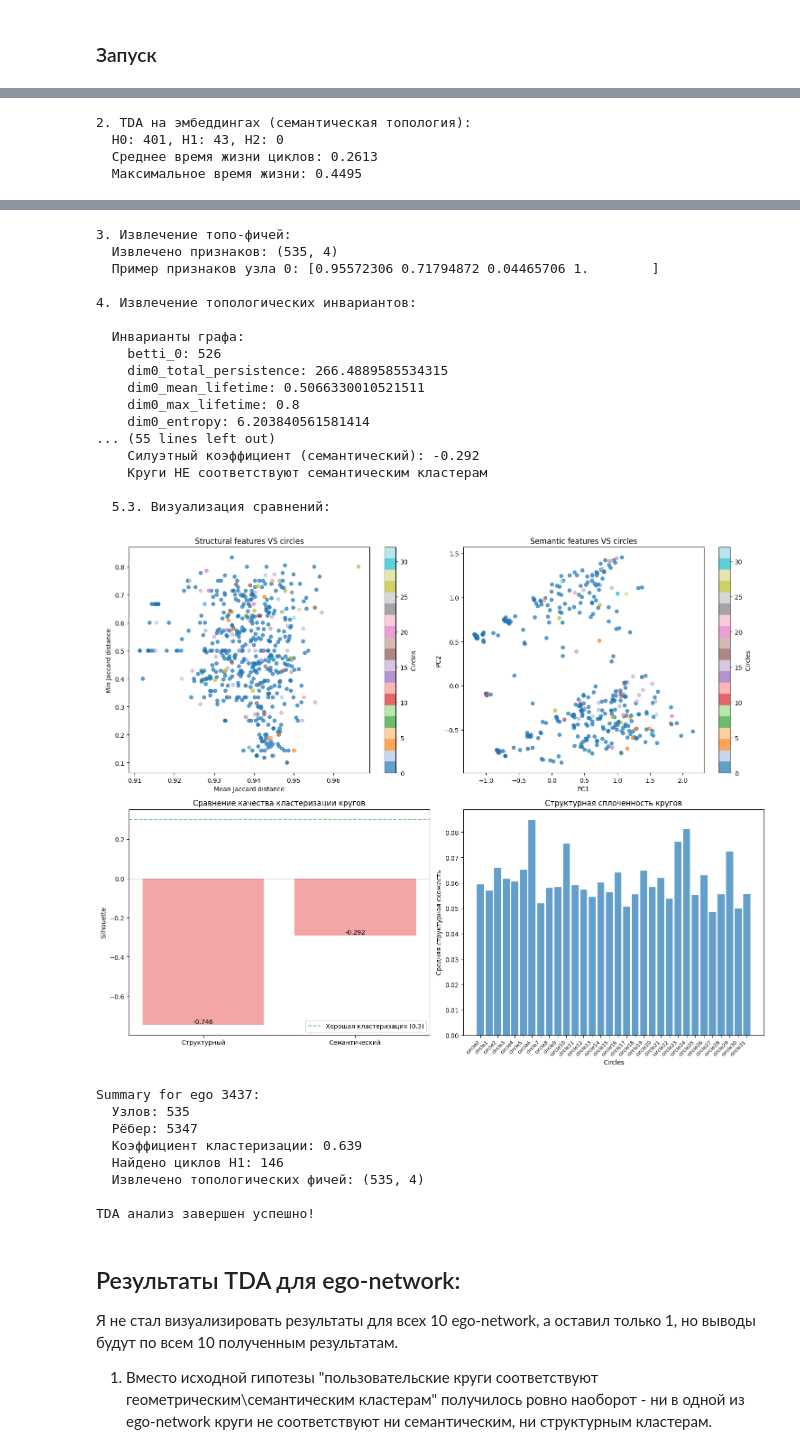
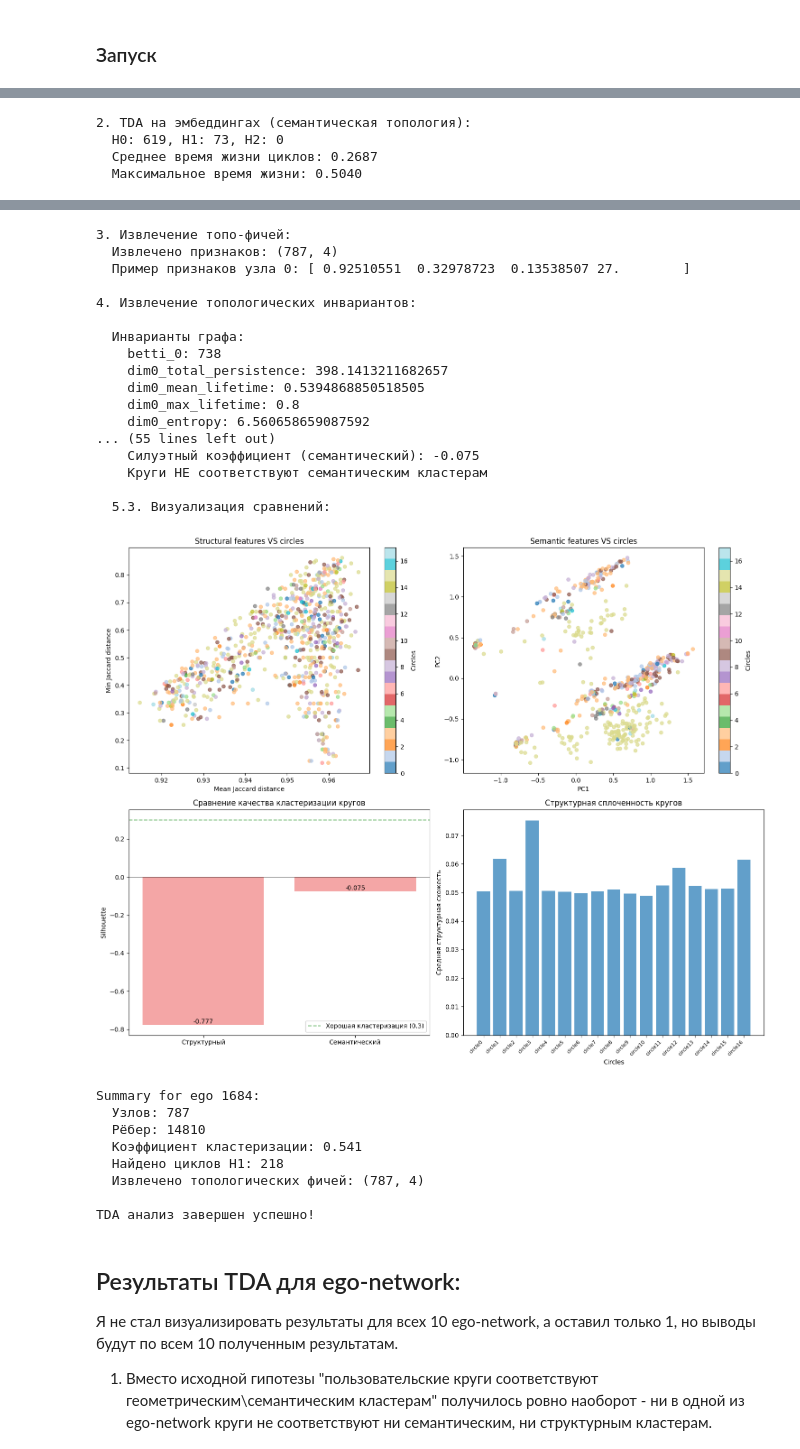
Before and after one commit to dandy472/DLS_Project_GNN, a Jupyter notebook: 2. TDA.ipynb, the cells around one changed output, grey strips where cells are left out. Drawn from its saved outputs; the diff is of its cells as text; code cells hidden in the pictures.

```diff
--- a/2. TDA.ipynb
+++ b/2. TDA.ipynb
@@ -1017,7 +705,7 @@ def tda_pipeline(ego_data, ego_id=None):
 # %% [markdown]
 ### Запуск
 # %%
-ego_id='3437'
+ego_id='1684'
 results_tda = tda_pipeline(ego_networks[ego_id], ego_id)
 
 if results_tda:
@@ -1051,4 +739,4 @@ TDA analysis for ego-network 3437
 2. TDA на эмбеддингах (семантическая топология):
-  H0: 401, H1: 43, H2: 0
-  Среднее время жизни циклов: 0.2613
-  Максимальное время жизни: 0.4495
+  H0: 619, H1: 73, H2: 0
+  Среднее время жизни циклов: 0.2687
+  Максимальное время жизни: 0.5040
@@ -1056,27 +744,27 @@ TDA analysis for ego-network 3437
 3. Извлечение топо-фичей:
-  Извлечено признаков: (535, 4)
-  Пример признаков узла 0: [0.95572306 0.71794872 0.04465706 1.        ]
+  Извлечено признаков: (787, 4)
+  Пример признаков узла 0: [ 0.92510551  0.32978723  0.13538507 27.        ]
 
 4. Извлечение топологических инвариантов:
 
   Инварианты графа:
-    betti_0: 526
-    dim0_total_persistence: 266.4889585534315
-    dim0_mean_lifetime: 0.5066330010521511
+    betti_0: 738
+    dim0_total_persistence: 398.1413211682657
+    dim0_mean_lifetime: 0.5394868850518505
     dim0_max_lifetime: 0.8
-    dim0_entropy: 6.203840561581414
+    dim0_entropy: 6.560658659087592
 ... (55 lines left out)
-    Силуэтный коэффициент (семантический): -0.292
+    Силуэтный коэффициент (семантический): -0.075
     Круги НЕ соответствуют семантическим кластерам
 
   5.3. Визуализация сравнений:
-[figure, old version]
+[figure, new version]
-Summary for ego 3437:
-  Узлов: 535
-  Рёбер: 5347
-  Коэффициент кластеризации: 0.639
-  Найдено циклов H1: 146
-  Извлечено топологических фичей: (535, 4)
+Summary for ego 1684:
+  Узлов: 787
+  Рёбер: 14810
+  Коэффициент кластеризации: 0.541
+  Найдено циклов H1: 218
+  Извлечено топологических фичей: (787, 4)
 
 TDA анализ завершен успешно!
 # %% [markdown]
```
Also changed, not shown: parts of 20 cells of this notebook, 1 other file.
